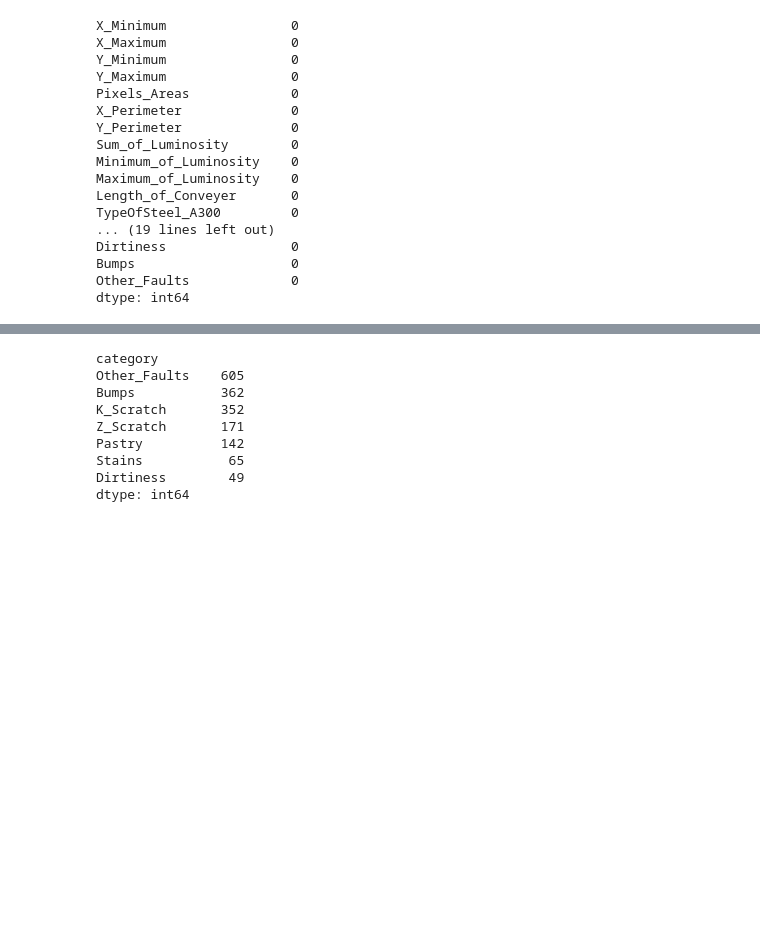
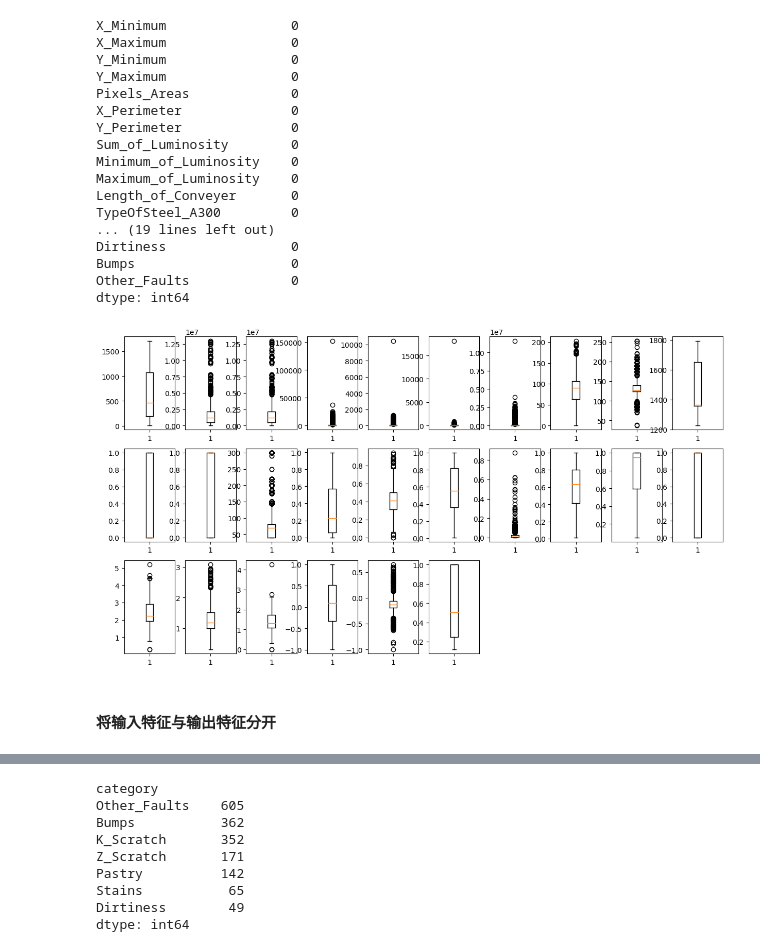
Before and after one commit to lwlwlwlwlw/Strip-surface-defect-classification-identification, a Jupyter notebook: q2/main.ipynb, the cells around one changed output, grey strips where cells are left out. Drawn from its saved outputs; the diff is of its cells as text; code cells hidden in the pictures; blank space fills up the shorter version.

```diff
--- a/q2/main.ipynb
+++ b/q2/main.ipynb
@@ -65,4 +72,14 @@ Dirtiness                0
 Bumps                    0
 Other_Faults             0
 dtype: int64
+# %%
+# 查看数据集是否有离散值
+plt.figure(figsize=(15, 8))
+for i in range(1, 27, 1):
+    plt.subplot(3, 10, i)
+    plt.boxplot(dataset[dataset.columns[i]])
+# %% [output]
+[figure, added]
+# %% [markdown]
+#### 将输入特征与输出特征分开
 # %%
```
Also changed, not shown: parts of 15 cells of this notebook, 2 other files.
